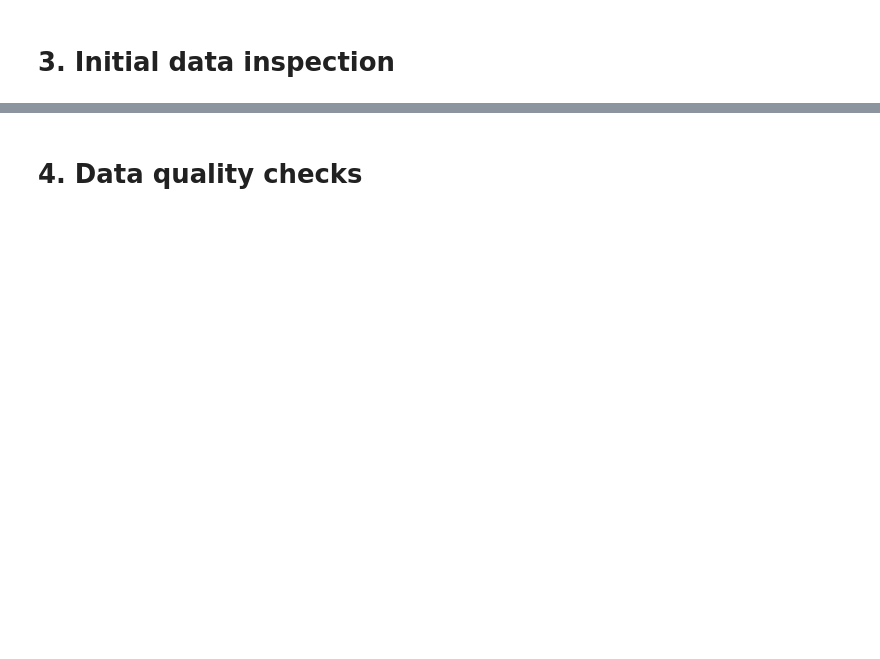
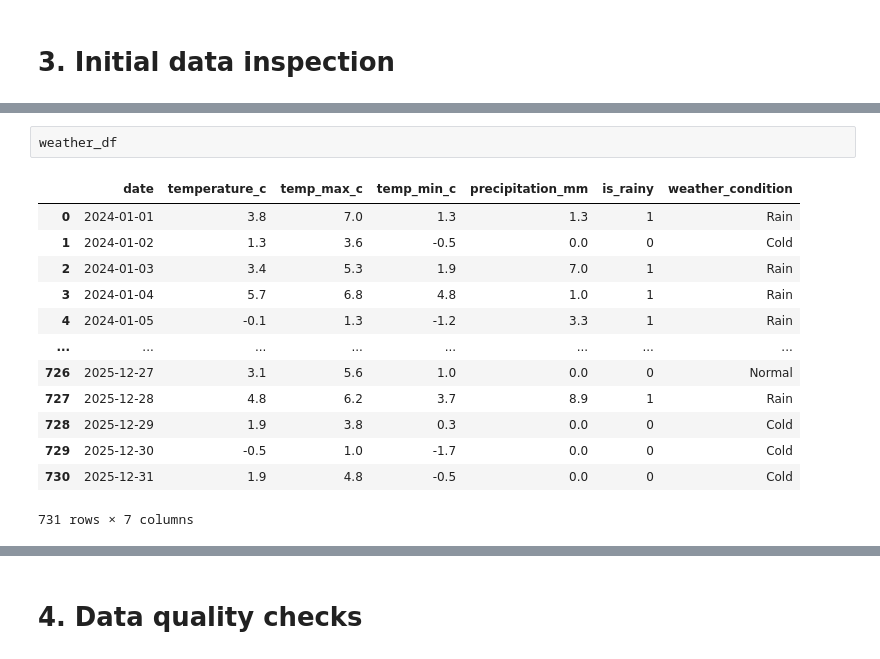
Before and after one commit to satish-shrestha-4u/restrodine-restaurant-intelligence, a Jupyter notebook: notebooks/data_cleaning.ipynb, the cells around one changed output, grey strips where cells are left out. Saved outputs shown, nothing was run; the diff lists cells and outputs as text; blank space fills up the shorter version.

```diff
--- a/notebooks/data_cleaning.ipynb
+++ b/notebooks/data_cleaning.ipynb
@@ -201,0 +197,16 @@ weather_df.nsmallest(50, 'temperature_c')
+# %%
+weather_df
+# %% [output]
+|  | date | temperature_c | temp_max_c | temp_min_c | precipitation_mm | is_rainy | weather_condition |
+| 0 | 2024-01-01 | 3.8 | 7.0 | 1.3 | 1.3 | 1 | Rain |
+| 1 | 2024-01-02 | 1.3 | 3.6 | -0.5 | 0.0 | 0 | Cold |
+| 2 | 2024-01-03 | 3.4 | 5.3 | 1.9 | 7.0 | 1 | Rain |
+| 3 | 2024-01-04 | 5.7 | 6.8 | 4.8 | 1.0 | 1 | Rain |
+| 4 | 2024-01-05 | -0.1 | 1.3 | -1.2 | 3.3 | 1 | Rain |
+| ... | ... | ... | ... | ... | ... | ... | ... |
+| 726 | 2025-12-27 | 3.1 | 5.6 | 1.0 | 0.0 | 0 | Normal |
+| 727 | 2025-12-28 | 4.8 | 6.2 | 3.7 | 8.9 | 1 | Rain |
+| 728 | 2025-12-29 | 1.9 | 3.8 | 0.3 | 0.0 | 0 | Cold |
+| 729 | 2025-12-30 | -0.5 | 1.0 | -1.7 | 0.0 | 0 | Cold |
+| 730 | 2025-12-31 | 1.9 | 4.8 | -0.5 | 0.0 | 0 | Cold |
+731 rows × 7 columns
```
Also changed, not shown: parts of 32 cells of this notebook.
